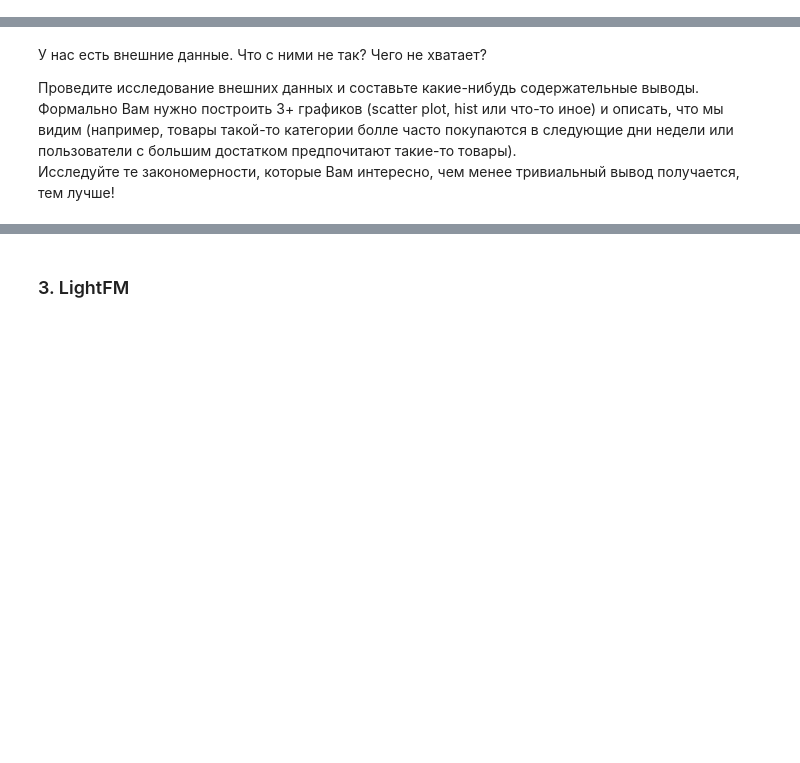
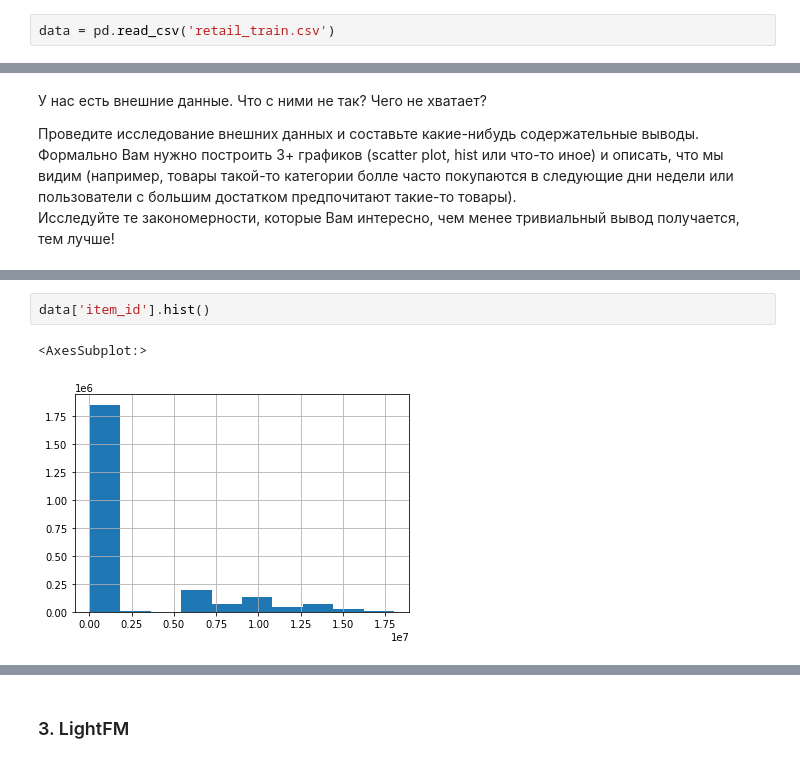
Before and after one commit to fandom170/Recommend_systems, a Jupyter notebook: Lesson_5/hw_5.ipynb, the cells around one changed output, grey strips where cells are left out. Cells and saved outputs as stored; diff of their text form; blank space fills up the shorter version.

```diff
--- a/Lesson_5/hw_5.ipynb
+++ b/Lesson_5/hw_5.ipynb
@@ -24,3 +68,5 @@ import lightfm
+# %%
+data = pd.read_csv('retail_train.csv')
 # %% [markdown]
 ### 1. Модуль SRC
 # %% [markdown]
@@ -35,0 +107,5 @@ import lightfm
+# %%
+data['item_id'].hist()
+# %% [output]
+<AxesSubplot:>
+[figure, added]
```
Also changed, not shown: parts of 13 cells of this notebook.
